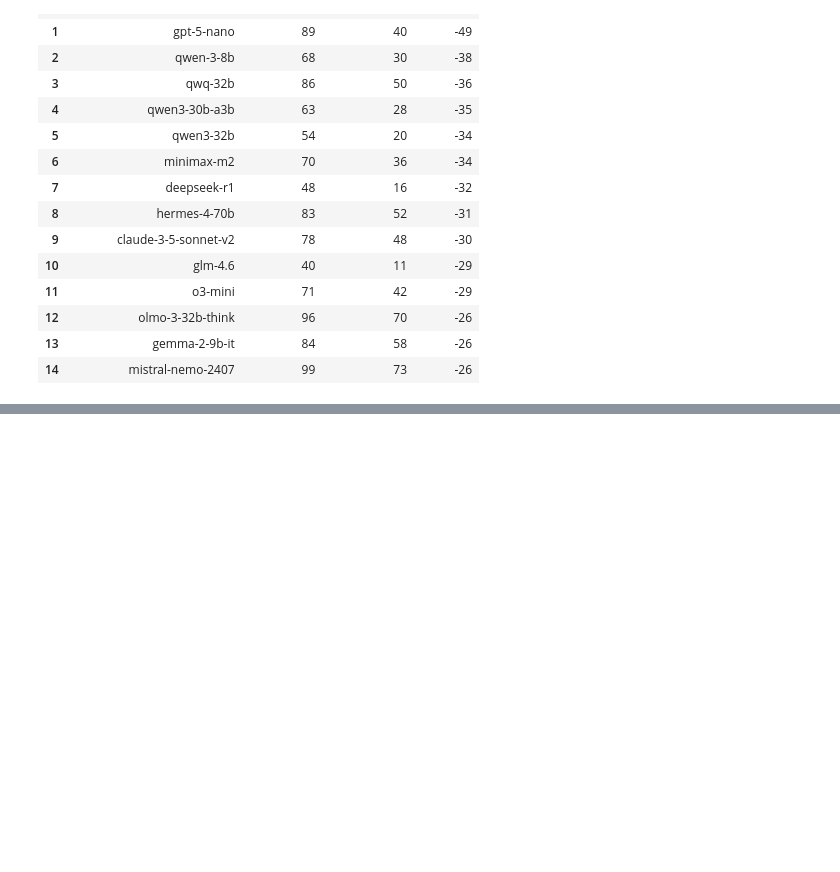
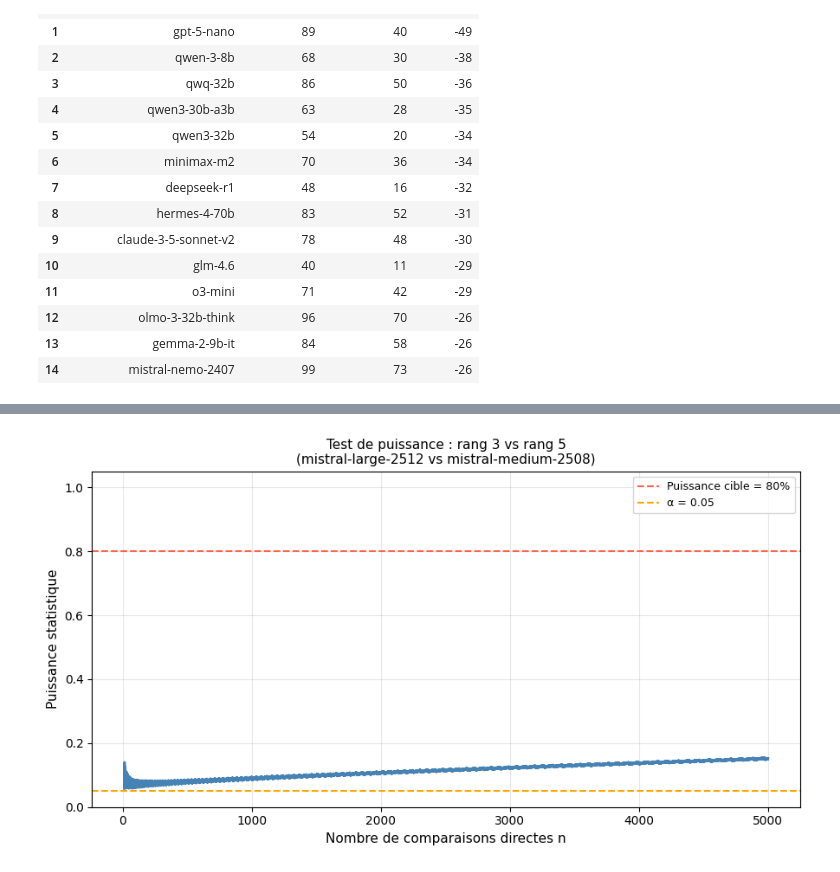
Before and after one commit to SarahL-1720/llm-creativity-eval, a Jupyter notebook: question2.ipynb, the cells around one changed output, grey strips where cells are left out. Drawn from its saved outputs; the diff is of its cells as text; code cells hidden in the pictures; blank space fills up the shorter version.

```diff
--- a/question2.ipynb
+++ b/question2.ipynb
@@ -424,0 +587,80 @@ Modèles avec les plus grands écarts de classement :
+# %%
+from scipy import stats
+import numpy as np
+import matplotlib.pyplot as plt
+
+# ── 1. Récupérer β₃ et β₅ du classement global ──────────────────────────────
+# df_rank_global est trié par rang croissant (rang 1 = meilleur)
+model_rank3 = df_rank_global.iloc[2]   # index 0-based → rang 3
+model_rank5 = df_rank_global.iloc[4]   # index 0-based → rang 5
+
+beta3 = model_rank3['beta']
+beta5 = model_rank5['beta']
+p1    = beta3 / (beta3 + beta5)        # probabilité que rang-3 batte rang-5 sous H₁
+
+print(f"Modèle rang 3 : {model_rank3['model']!r:40s}  β = {beta3:.6f}")
+print(f"Modèle rang 5 : {model_rank5['model']!r:40s}  β = {beta5:.6f}")
+print(f"P(rang-3 bat rang-5) sous H₁ = {p1:.4f}")
+print(f"  → l'effet à détecter est {'très faible' if p1 < 0.55 else 'modéré' if p1 < 0.65 else 'fort'}")
+
+# ── 2. Calcul de la puissance pour un n donné ────────────────────────────────
+# Test binomial unilatéral (H₁ : p > 0.5)
+# La région de rejet est  X >= c  où c est le plus petit entier
+# tel que P(X >= c | p=0.5) <= alpha
+#
+# Puissance = P(X >= c | p=p1)
+
+alpha = 0.05
+target_power = 0.80
+
+def compute_power(n, p0=0.5, p1=p1, alpha=alpha):
+    """Puissance du test binomial unilatéral pour n duels."""
+    # Seuil critique : plus petit c tel que P(X>=c | H0) <= alpha
+    # Équivalent : c = quantile(1-alpha) de Binom(n, p0) + 1
+    c = stats.binom.ppf(1 - alpha, n, p0)  # ppf donne le plus grand k tel que CDF(k)<=1-alpha
+    # Puissance = P(X >= c | p1)
+    power = 1 - stats.binom.cdf(c - 1, n, p1)
+    return power
+
+# ── 3. Recherche du n minimal par balayage ───────────────────────────────────
+n_values = np.arange(10, 5001)
+powers   = [compute_power(n) for n in n_values]
+
+# n minimal où la puissance atteint 80%
+n_min = None
+for n, pw in zip(n_values, powers):
+    if pw >= target_power:
+        n_min = n
+        break
+
+print("\n─── Résultat du test de puissance ───")
+print(f"α = {alpha},  puissance cible = {target_power*100:.0f}%")
+if n_min:
+    print(f"Nombre minimum de comparaisons : n = {n_min}")
+    print(f"Puissance atteinte à n={n_min}     : {compute_power(n_min)*100:.1f}%")
+else:
+    print("Puissance 80% non atteinte dans la plage testée (p1 trop proche de 0.5)")
+
+# ── 4. Courbe puissance en fonction de n ────────────────────────────────────
+fig, ax = plt.subplots(figsize=(9, 5))
+ax.plot(n_values, powers, color='steelblue', lw=2)
+ax.axhline(target_power, color='tomato', ls='--', lw=1.5, label=f'Puissance cible = {target_power*100:.0f}%')
+ax.axhline(alpha,        color='orange',  ls='--', lw=1.5, label=f'α = {alpha}')
+
+if n_min:
+    ax.axvline(n_min, color='green', ls=':', lw=2, label=f'n minimum = {n_min}')
+    ax.scatter([n_min], [compute_power(n_min)], color='green', zorder=5, s=80)
+
+ax.set_xlabel("Nombre de comparaisons directes n", fontsize=11)
+ax.set_ylabel("Puissance statistique", fontsize=11)
+ax.set_title(
+    f"Test de puissance : rang 3 vs rang 5\n"
+    f"({model_rank3['model']} vs {model_rank5['model']})",
+    fontsize=11
+)
+ax.legend(fontsize=9)
+ax.set_ylim(0, 1.05)
+ax.grid(alpha=0.3)
+plt.tight_layout()
+plt.show()
+# %% [output]
@@ -424,0 +675 @@ Modèles avec les plus grands écarts de classement :
+[figure, added]
```
Also changed, not shown: parts of 12 cells of this notebook.
